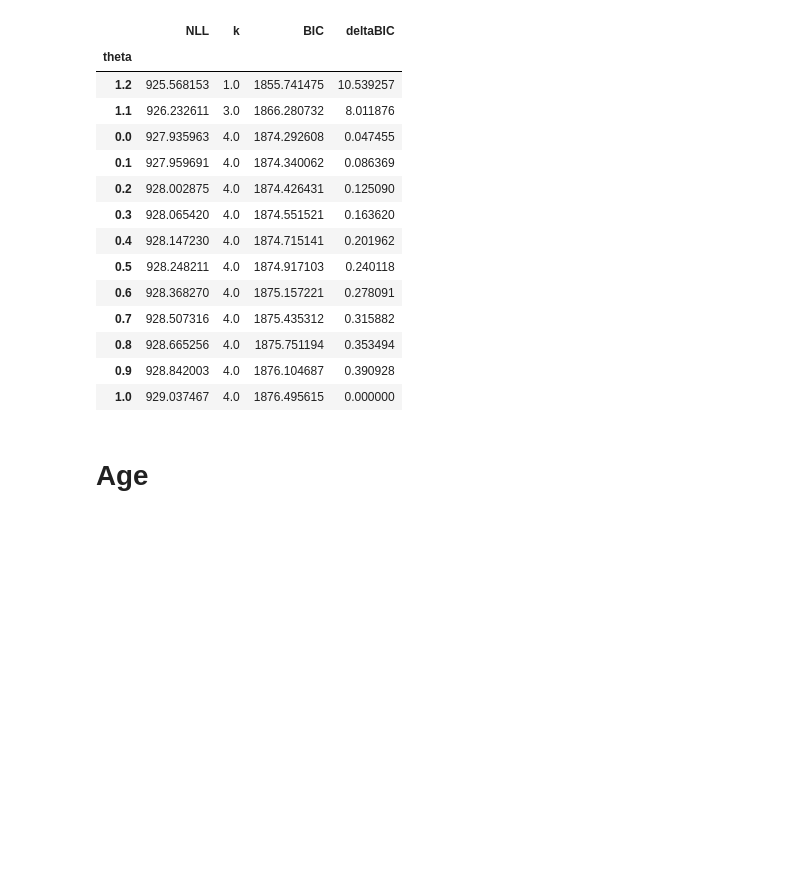
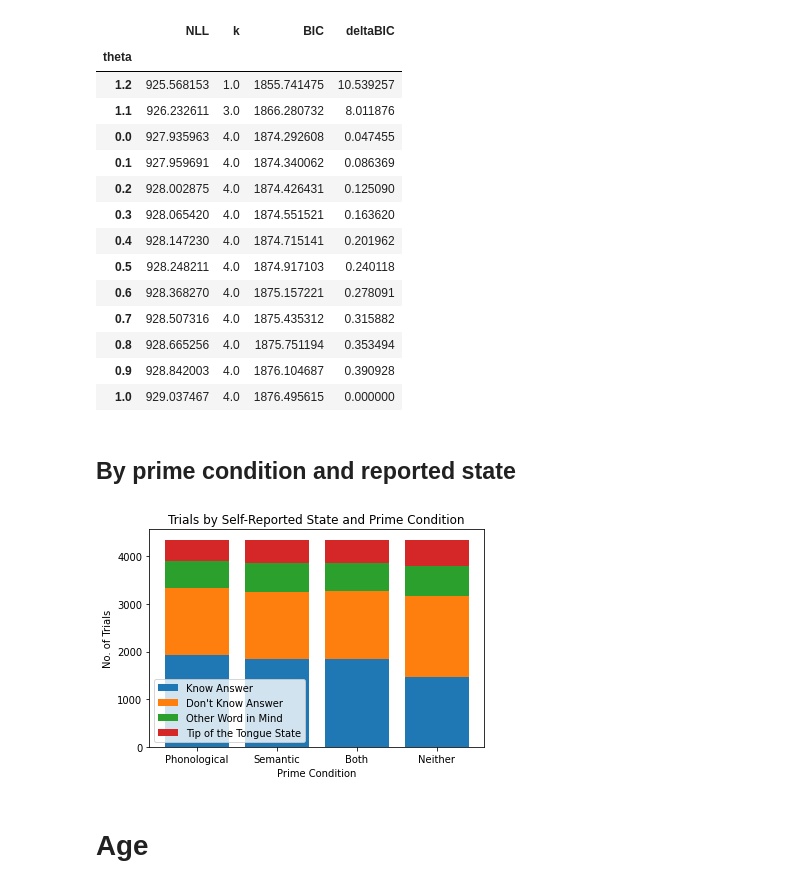
Before and after one commit to abhilasha-kumar/modeling-lexical-retrieval, a Jupyter notebook: LexicalRetrieval.ipynb, the cells around one changed output. Saved outputs shown, nothing was run; the diff lists cells and outputs as text; code cells hidden in the pictures; blank space fills up the shorter version.

Commit message:
plot of prime type & retrieval state

```diff
--- a/LexicalRetrieval.ipynb
+++ b/LexicalRetrieval.ipynb
@@ -1400,6 +1399,30 @@ delta(tneitherg, len(tneither)/13)
 | 0.8 | 928.665256 | 4.0 | 1875.751194 | 0.353494 |
 | 0.9 | 928.842003 | 4.0 | 1876.104687 | 0.390928 |
 | 1.0 | 929.037467 | 4.0 | 1876.495615 | 0.000000 |
+# %% [markdown]
+## By prime condition and reported state
+# %%
+# plot proportions of self-reported states for each prime condition
+ka = [len(julie_files[(julie_files['Question.RESP'] == 1)&(julie_files['PrimeCondition'] == p)]) for p in ['P', 'R', 'B', 'U']]
+dka = [len(julie_files[(julie_files['Question.RESP'] == 2)&(julie_files['PrimeCondition'] == p)]) for p in ['P', 'R', 'B', 'U']]
+owim = [len(julie_files[(julie_files['Question.RESP'] == 3)&(julie_files['PrimeCondition'] == p)]) for p in ['P', 'R', 'B', 'U']]
+tots = [len(julie_files[(julie_files['Question.RESP'] == 4)&(julie_files['PrimeCondition'] == p)]) for p in ['P', 'R', 'B', 'U']]
+
+conds = ['Phonological', 'Semantic', 'Both', 'Neither']
+
+plt.bar(conds, np.array(ka))
+plt.bar(conds, dka, bottom = np.array(ka))
+plt.bar(conds, owim, bottom = np.array(ka) + np.array(dka))
+plt.bar(conds, tots, bottom = np.array(ka) + np.array(dka) + np.array(owim))
+
+plt.xlabel("Prime Condition")
+plt.ylabel("No. of Trials")
+plt.title('Trials by Self-Reported State and Prime Condition')
+plt.legend(["Know Answer", "Don't Know Answer", "Other Word in Mind", "Tip of the Tongue State"])
+
+plt.show()
+# %% [output]
+[figure, added]
 # %% [markdown]
 # Age
 # %%
```
Also changed, not shown: parts of 1 cell of this notebook.
